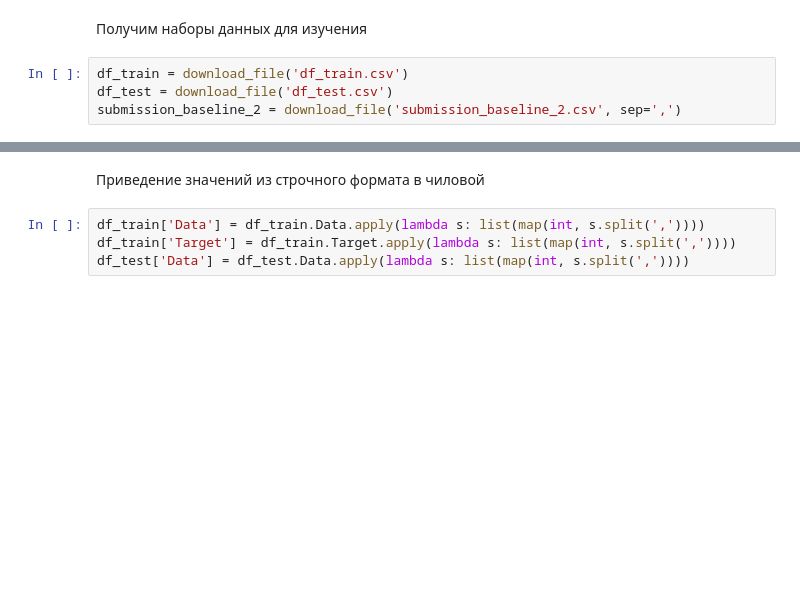
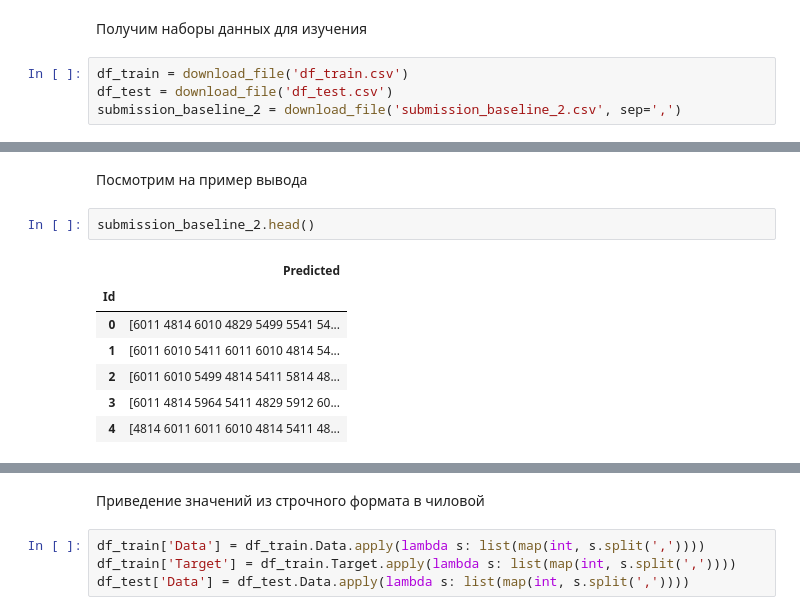
Before and after one commit to observer012/Pet_projects, a Jupyter notebook: kaggle Alfa-bank/Alfa_task.ipynb, the cells around one changed output, grey strips where cells are left out. Cells and saved outputs as stored; diff of their text form; blank space fills up the shorter version.

```diff
--- a/kaggle Alfa-bank/Alfa_task.ipynb
+++ b/kaggle Alfa-bank/Alfa_task.ipynb
@@ -70,0 +127,12 @@ submission_baseline_2 = download_file('submission_baseline_2.csv', sep=',')
+# %% [markdown]
+Посмотрим на пример вывода
+# %%
+submission_baseline_2.head()
+# %% [output]
+|  | Predicted |
+| Id |  |
+| 0 | [6011 4814 6010 4829 5499 5541 54... |
+| 1 | [6011 6010 5411 6011 6010 4814 54... |
+| 2 | [6011 6010 5499 4814 5411 5814 48... |
+| 3 | [6011 4814 5964 5411 4829 5912 60... |
+| 4 | [4814 6011 6011 6010 4814 5411 48... |
```
Also changed, not shown: parts of 33 cells of this notebook.
